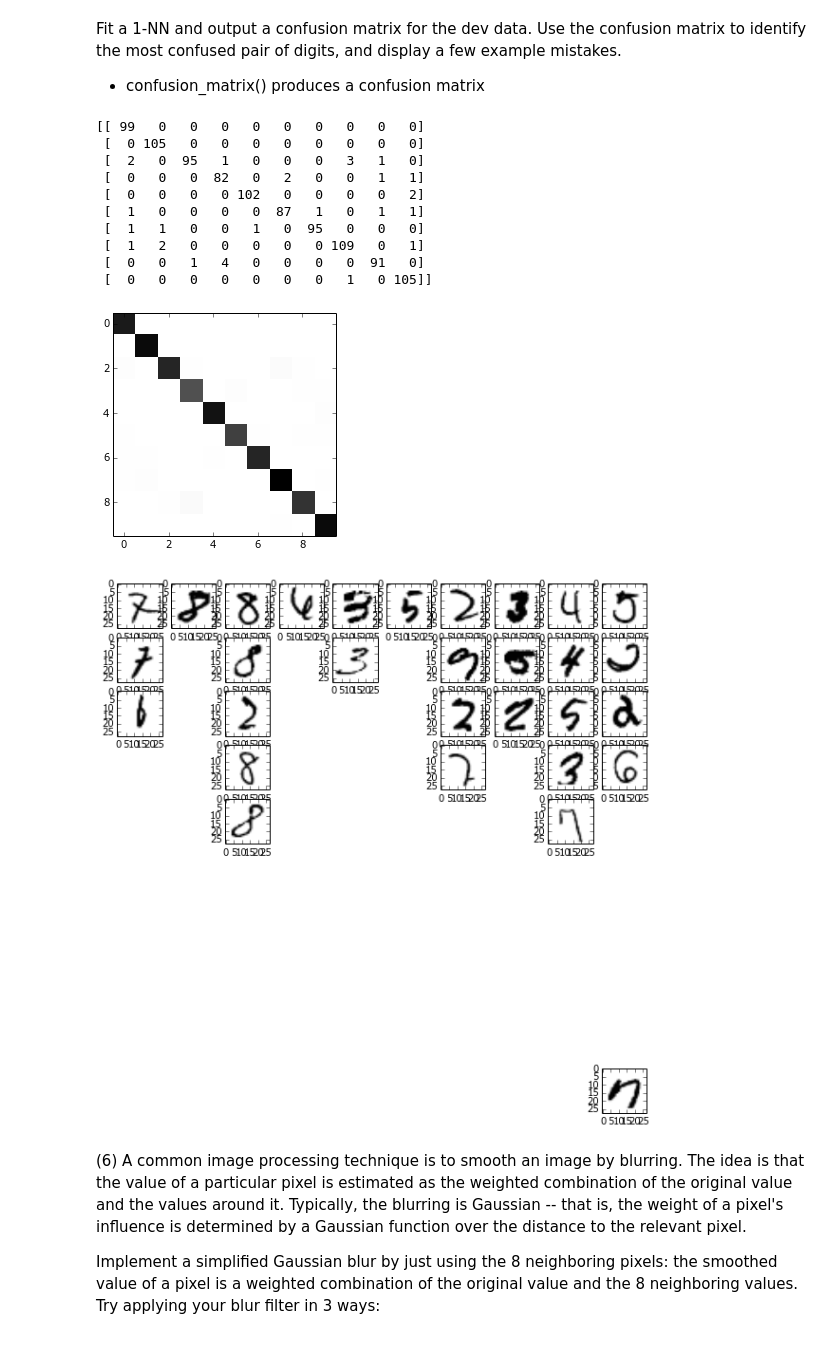
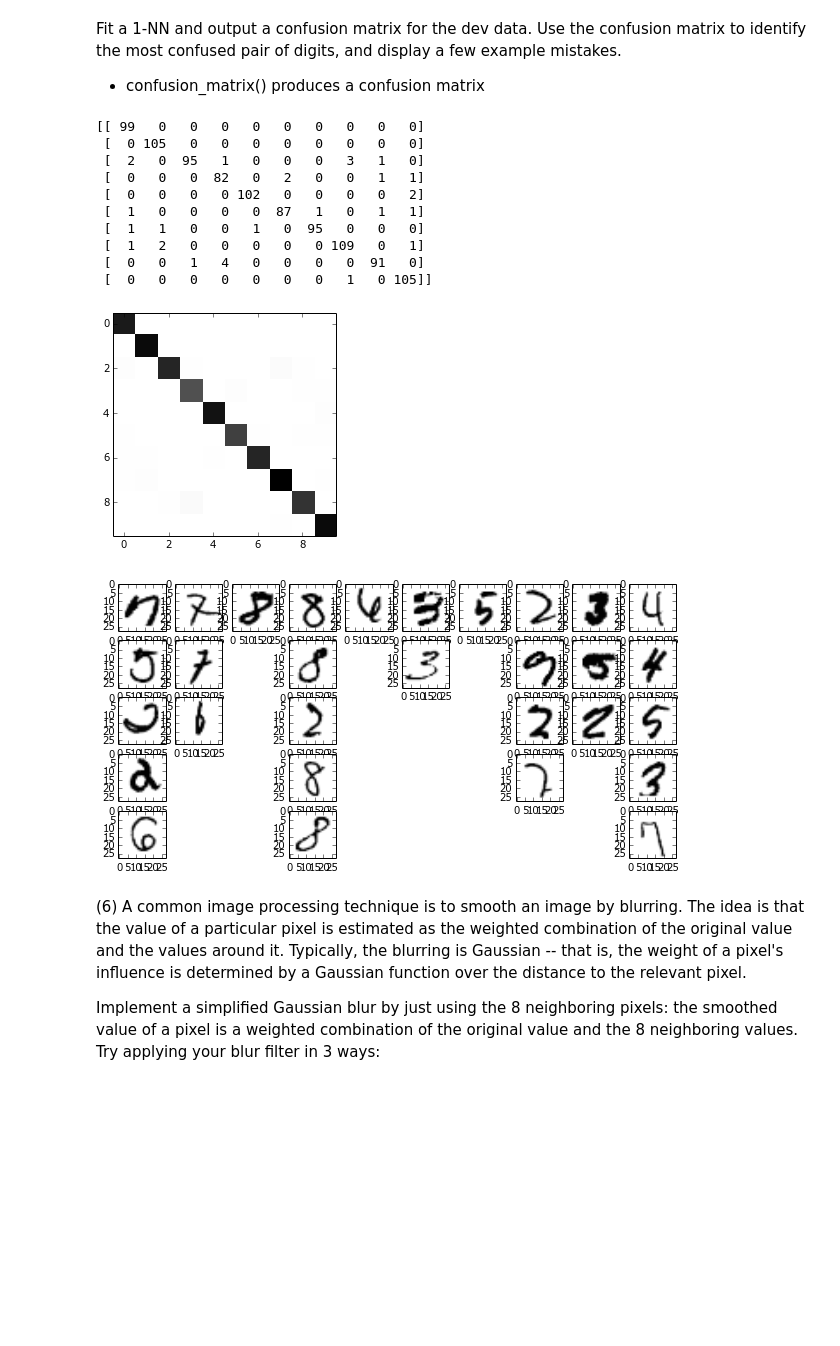
Before and after one commit to dails08/finna-be-avenger, a Jupyter notebook: chris_dailey_p1.ipynb, the cells around one changed output. Saved outputs shown, nothing was run; the diff lists cells and outputs as text; code cells hidden in the pictures; blank space fills up the shorter version.

```diff
--- a/chris_dailey_p1.ipynb
+++ b/chris_dailey_p1.ipynb
@@ -262,35 +262,35 @@ for i in range(10):
     mistakes.append([])
 
 for i in range(len(dev_labels)):
     if preds[i] != dev_labels[i]:
         mistakes[int(preds[i])].append(i)
 
 plt.figure(figsize = (10,10))
 
 #show false negatives
 for i in range(10):
     for j in range(len(mistakes[i])):
-        plt.subplot(10,10,j*10 + i)
+        plt.subplot(10,10,j*10 + i + 1)
         plt.imshow(dev_data[mistakes[i][j]].reshape(28,28))
 plt.show()
 
 
 ### STUDENT END ###
 
 #P5()
 # %% [output]
 [[ 99   0   0   0   0   0   0   0   0   0]
  [  0 105   0   0   0   0   0   0   0   0]
  [  2   0  95   1   0   0   0   3   1   0]
  [  0   0   0  82   0   2   0   0   1   1]
  [  0   0   0   0 102   0   0   0   0   2]
  [  1   0   0   0   0  87   1   0   1   1]
  [  1   1   0   0   1   0  95   0   0   0]
  [  1   2   0   0   0   0   0 109   0   1]
  [  0   0   1   4   0   0   0   0  91   0]
  [  0   0   0   0   0   0   0   1   0 105]]
 [figure]
-[figure, old version]
+[figure, new version]
 # %% [markdown]
 (6) A common image processing technique is to smooth an image by blurring. The idea is that the value of a particular pixel is estimated as the weighted combination of the original value and the values around it. Typically, the blurring is Gaussian -- that is, the weight of a pixel's influence is determined by a Gaussian function over the distance to the relevant pixel.
 
```
